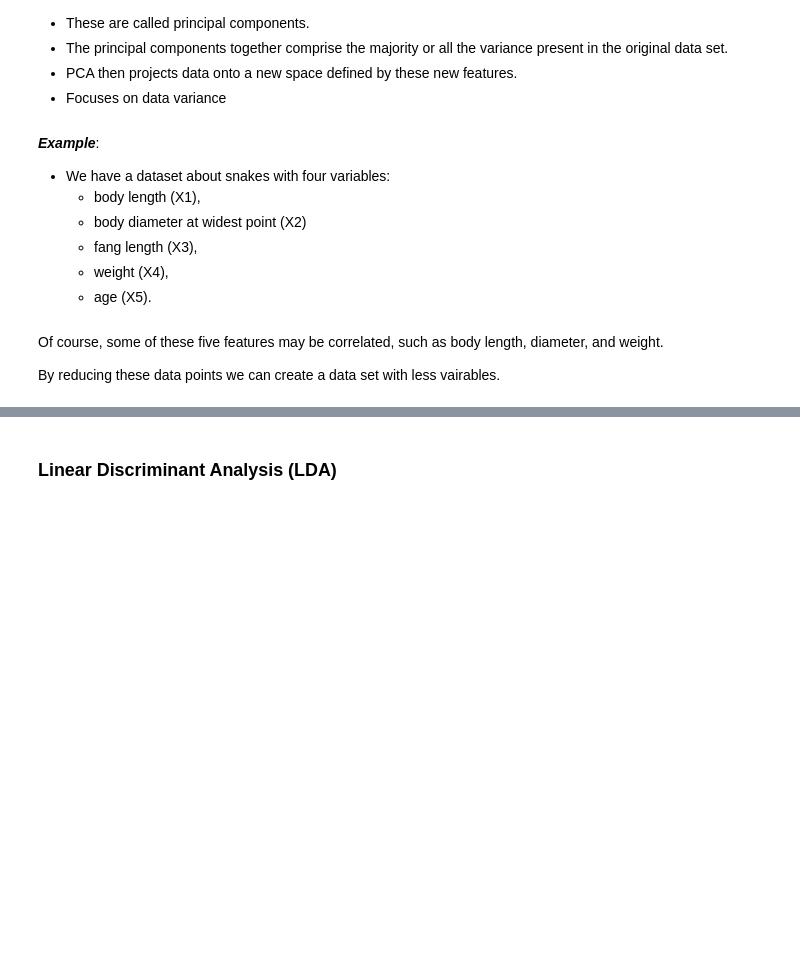
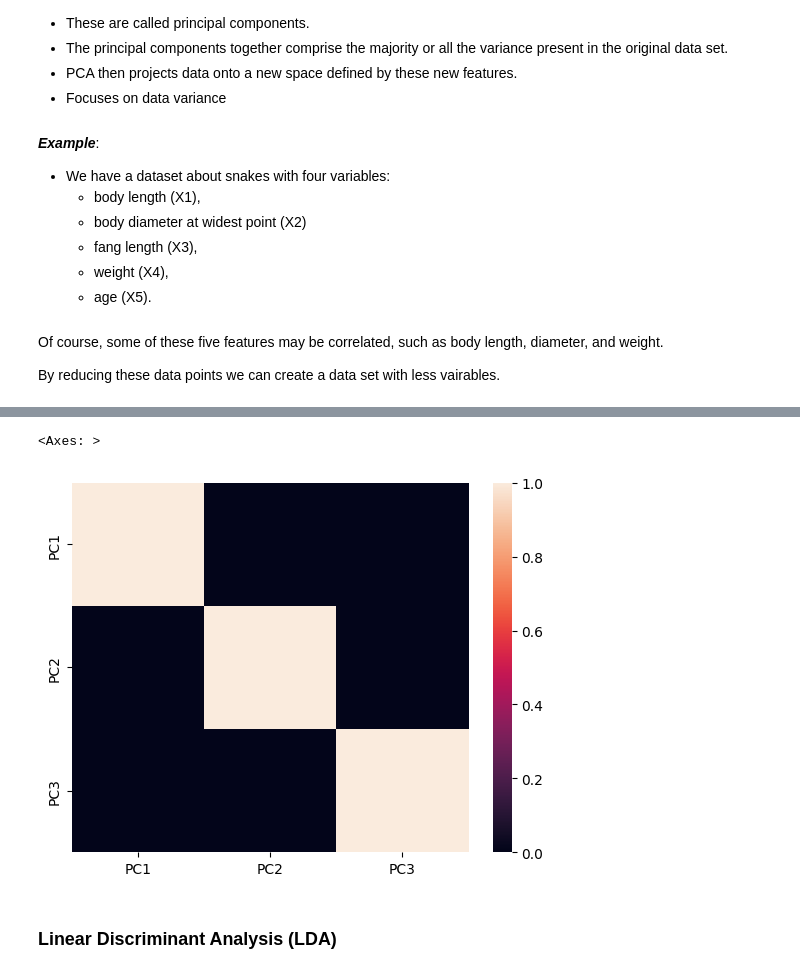
Before and after one commit to aelliott26/ITE140, a Jupyter notebook: Jupyter_Notebooks/Dimensionality-Reduction.ipynb, the cells around one changed output, grey strips where cells are left out. Drawn from its saved outputs; the diff is of its cells as text; code cells hidden in the pictures; blank space fills up the shorter version.

```diff
--- a/Jupyter_Notebooks/Dimensionality-Reduction.ipynb
+++ b/Jupyter_Notebooks/Dimensionality-Reduction.ipynb
@@ -56,3 +111,9 @@ import seaborn as sns  # to plot the heat maps
+# %%
+#Checking Co-relation between features after PCA
+sns.heatmap(data_pca.corr())
+# %% [output]
+<Axes: >
+[figure, added]
 # %% [markdown]
 ### Linear Discriminant Analysis (LDA)
 # %% [markdown]
```
Also changed, not shown: parts of 22 cells of this notebook.
